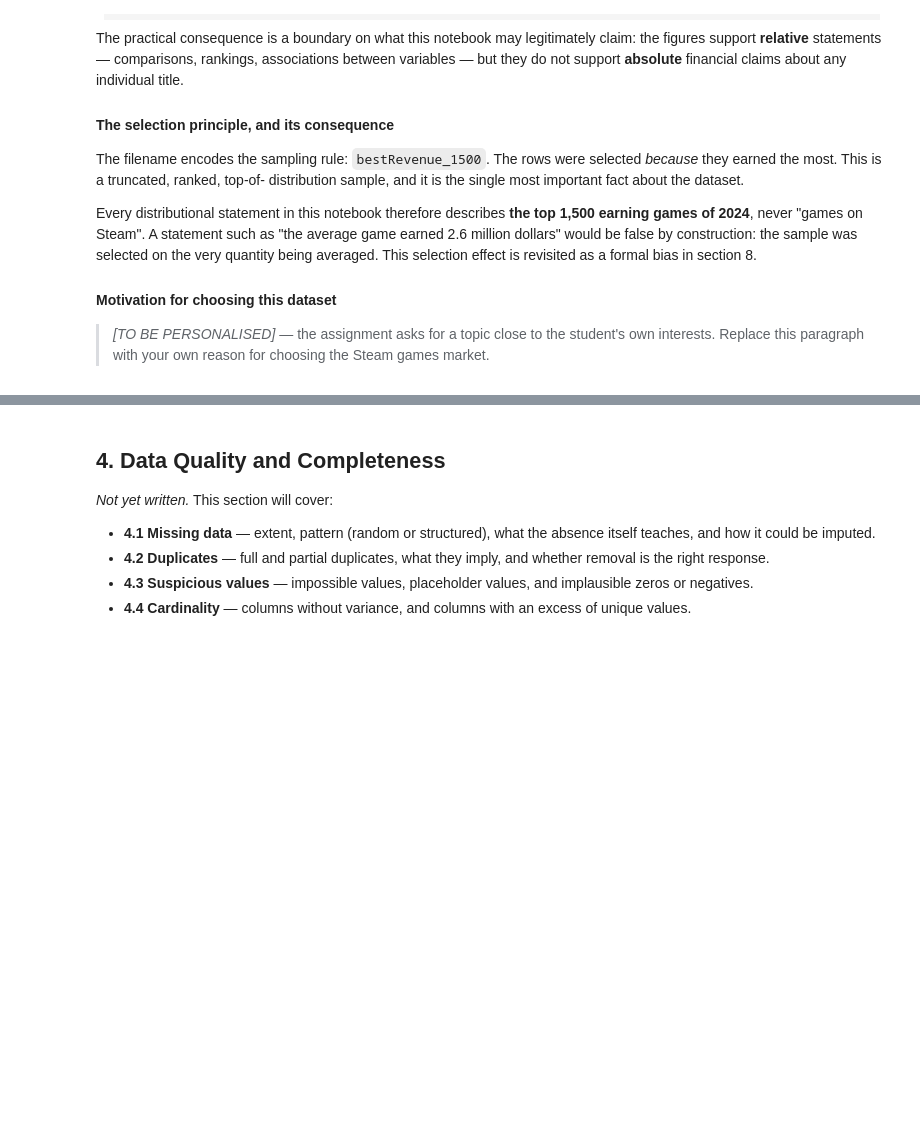
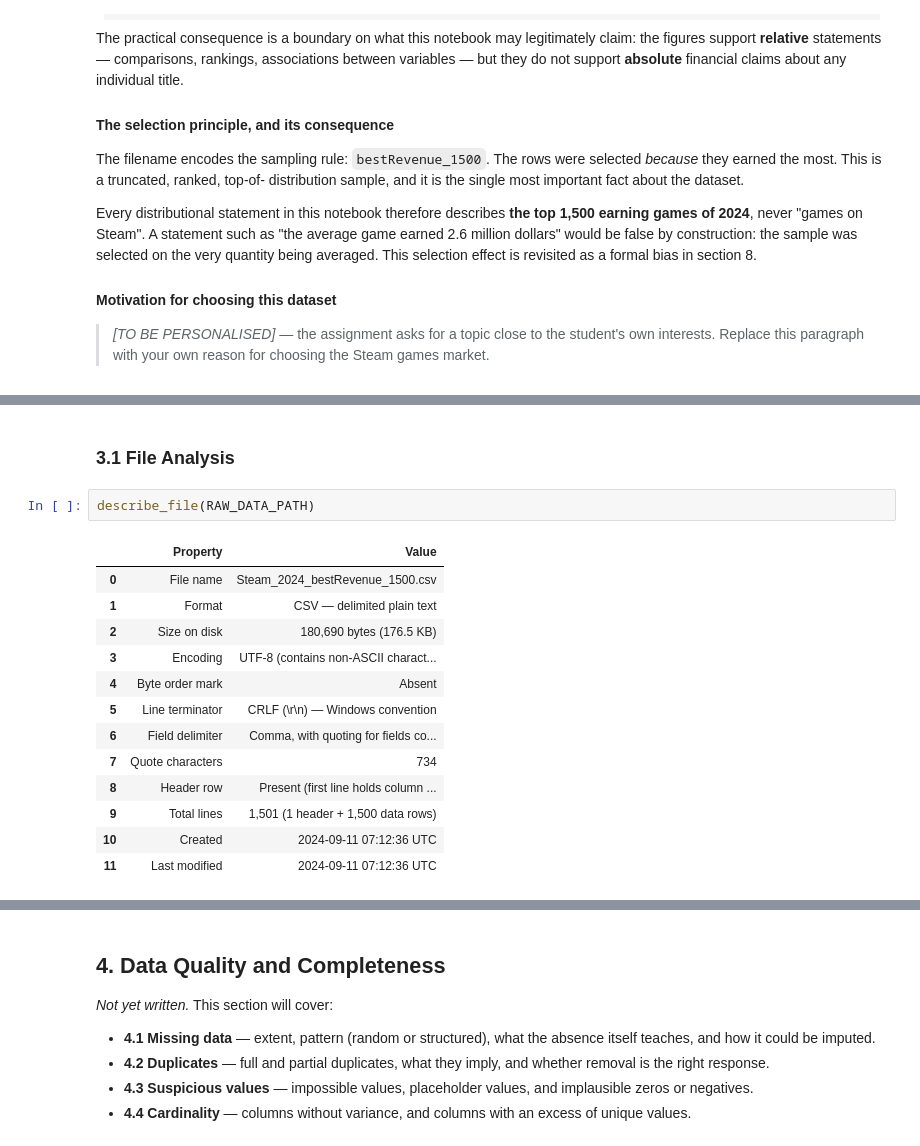
Before and after one commit to shonmazon/Data_Science, a Jupyter notebook: assignment1-eda/notebooks/steam_2024_eda.ipynb, the cells around one changed output, grey strips where cells are left out. Cells and saved outputs as stored; diff of their text form; blank space fills up the shorter version.

```diff
--- a/assignment1-eda/notebooks/steam_2024_eda.ipynb
+++ b/assignment1-eda/notebooks/steam_2024_eda.ipynb
@@ -287,0 +294,18 @@ effect is revisited as a formal bias in section 8.
+# %% [markdown]
+### 3.1 File Analysis
+# %%
+describe_file(RAW_DATA_PATH)
+# %% [output]
+|  | Property | Value |
+| 0 | File name | Steam_2024_bestRevenue_1500.csv |
+| 1 | Format | CSV — delimited plain text |
+| 2 | Size on disk | 180,690 bytes (176.5 KB) |
+| 3 | Encoding | UTF-8 (contains non-ASCII charact... |
+| 4 | Byte order mark | Absent |
+| 5 | Line terminator | CRLF (\r\n) — Windows convention |
+| 6 | Field delimiter | Comma, with quoting for fields co... |
+| 7 | Quote characters | 734 |
+| 8 | Header row | Present (first line holds column ... |
+| 9 | Total lines | 1,501 (1 header + 1,500 data rows) |
+| 10 | Created | 2024-09-11 07:12:36 UTC |
+| 11 | Last modified | 2024-09-11 07:12:36 UTC |
```
Also changed, not shown: parts of 10 cells of this notebook, 2 other files.
